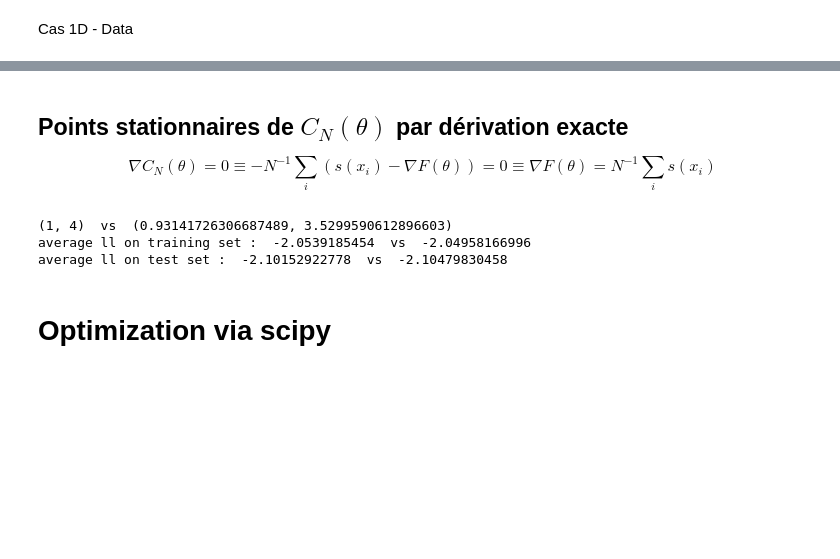
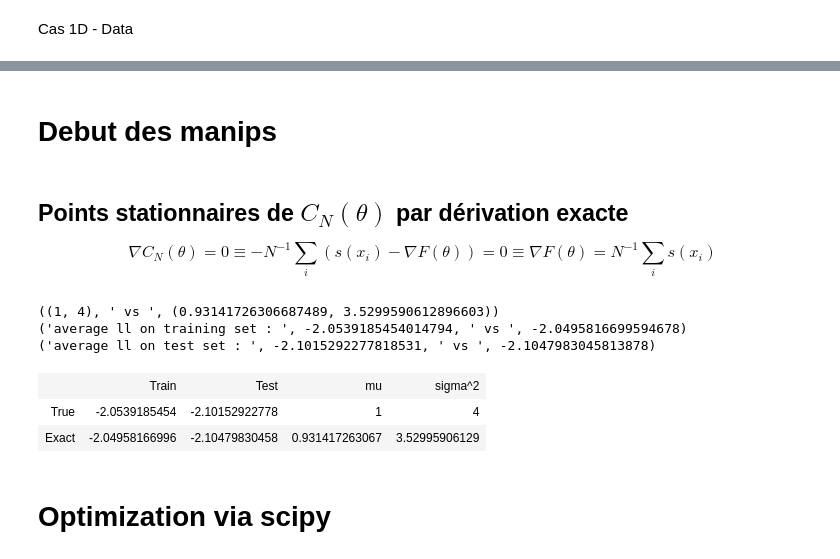
Before and after one commit to christophesaintjean/christophesaintjean.github.io, a Jupyter notebook: Python/Optimization with univariate gaussian.ipynb, the cells around one changed output, grey strips where cells are left out. Cells and saved outputs as stored; diff of their text form; code cells hidden in the pictures; blank space fills up the shorter version.

```diff
--- a/Python/Optimization with univariate gaussian.ipynb
+++ b/Python/Optimization with univariate gaussian.ipynb
@@ -137,0 +192,29 @@ et donc la suite convergente $$\theta^{(t+1)} = \theta^{(t)} + a^{(t)} (s(x^{(t)
+# %%
+from sympy import Function, Derivative, var, simplify
+from sympy.abc import x, y, z, t
+from sympy import diff, log, pi
+s1 = Function("s1")(x,y)
+s2 = Function("s2")(x,y)
+F = Function("F")(z,t)
+F1 = Derivative(F, z)
+F2 = Derivative(F, t)
+expr = -((s1 - z) * F1 + (s2 - t)*F2)
+print (diff(expr, z))
+print (diff(expr, t))
+x, eta1, eta2 = var('x eta1 eta2')
+s1 = x
+s2 = -x*x
+ld = log(2*(- eta1*eta1 - eta2))
+F =  - 0.5 * (1 + log(pi) + ld)
+dF1 = diff(F, eta1)
+dF2 = diff(F, eta2)
+dF11 = diff(dF1, eta1)
+dF12 = diff(dF1, eta2)
+dF21 = diff(dF2, eta1)
+dF22 = diff(dF2, eta2)
+print (dF11)
+print (dF12)
+print (dF21)
+print (dF22)
+print (-simplify(dF11*(s1-eta1)+dF12*(s2-eta2)))
+print (-simplify(dF21*(s1-eta1)+dF22*(s2-eta2)))
@@ -137,0 +230,2 @@ et donc la suite convergente $$\theta^{(t+1)} = \theta^{(t)} + a^{(t)} (s(x^{(t)
+# %% [markdown]
+# Debut des manips
@@ -150,10 +246,24 @@ print('average ll on training set : ',
 print('average ll on test set : ',
       ave_ll(mu_true, sigma2_true, Xtest), ' vs ',
       ave_ll(pt_stat[0], pt_stat[1], Xtest))
+gradF_pt_stat_1 = np.cumsum([s_1(x) for x in Xt]) / np.arange(1,Nt+1)
+gradF_pt_stat_2 = np.cumsum([s_2(x) for x in Xt]) / np.arange(1,Nt+1)
+mu_list = gradF_pt_stat_1
+sig_list = -gradF_pt_stat_1**2 -gradF_pt_stat_2
+ave_ll_train = [ave_ll(mu, sig, Xt) for mu,sig in zip(mu_list, sig_list)]
+ave_ll_test = [ave_ll(mu, sig, Xtest) for mu,sig in zip(mu_list, sig_list)]
+this_result = [ave_ll_train, ave_ll_test, mu_list, sig_list, 'Exact']
+results.append(this_result)
 # %% [output]
-(1, 4)  vs  (0.93141726306687489, 3.5299590612896603)
-average ll on training set :  -2.0539185454  vs  -2.04958166996
-average ll on test set :  -2.10152922778  vs  -2.10479830458
+((1, 4), ' vs ', (0.93141726306687489, 3.5299590612896603))
+('average ll on training set : ', -2.0539185454014794, ' vs ', -2.0495816699594678)
+('average ll on test set : ', -2.1015292277818531, ' vs ', -2.1047983045813878)
+# %%
+disp_results([this_result])
+# %% [output]
+|  | Train | Test | mu | sigma^2 |
+| True | -2.0539185454 | -2.10152922778 | 1 | 4 |
+| Exact | -2.04958166996 | -2.10479830458 | 0.931417263067 | 3.52995906129 |
 # %% [markdown]
 # Optimization via scipy
 # %%
```
Also changed, not shown: parts of 31 cells of this notebook.
